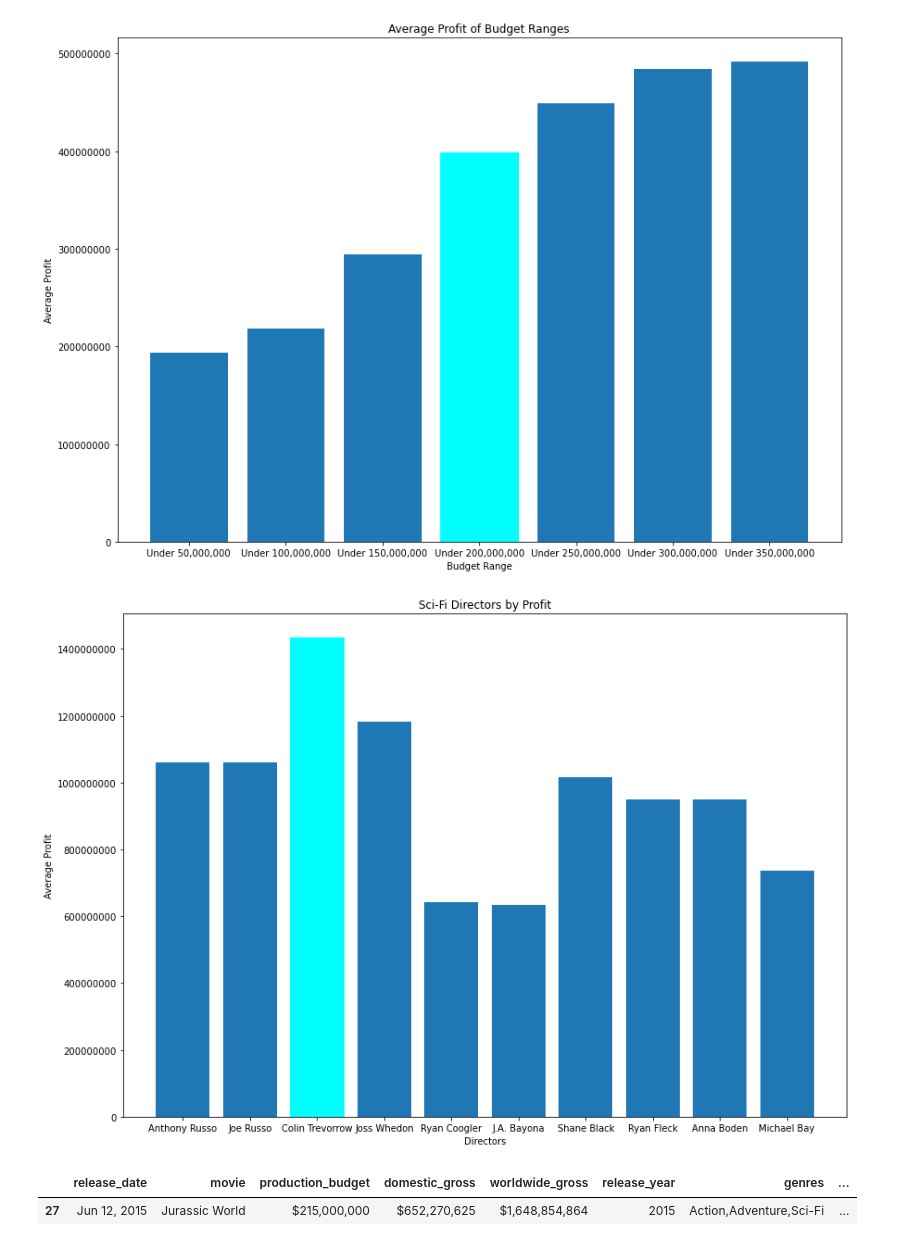
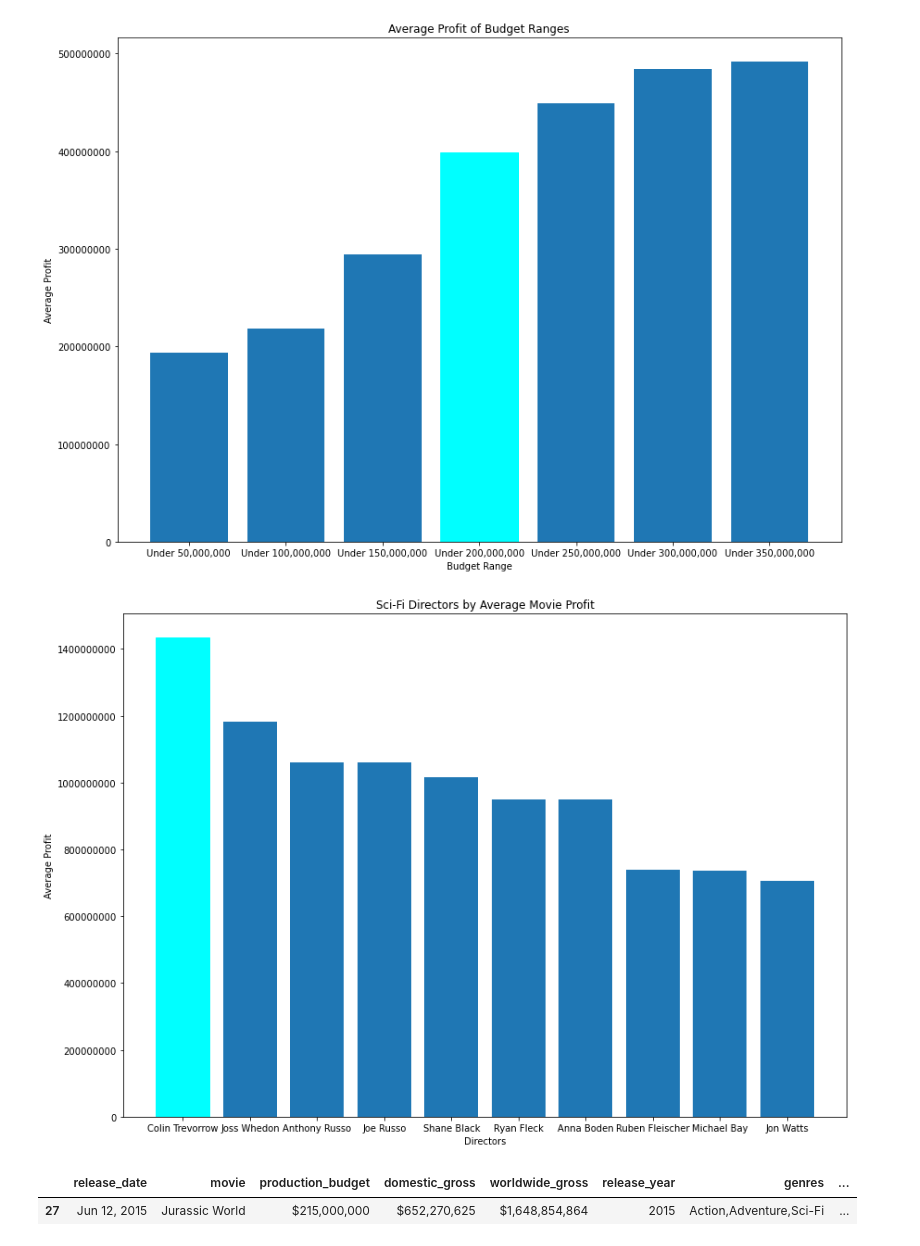
Before and after one commit to Jmanitou/Flatiron-Movie-Genre-Analysis, a Jupyter notebook: Movie_Genre_Analysis.ipynb, the cells around one changed output. Saved outputs shown, nothing was run; the diff lists cells and outputs as text; code cells hidden in the pictures.

Commit message:
made director graph be sorted from greatest to smallest, reformatted readme, and moves images to their proper folders

```diff
--- a/Movie_Genre_Analysis.ipynb
+++ b/Movie_Genre_Analysis.ipynb
@@ -256,19 +257,19 @@ plt.show()
 # %%
 #dictionairy to track top 10 sci-fi directors and the average of the movies they have created
 director_scifi = {director : math.ceil(df_final.loc[df_final["director"] == director]["profit"].mean())
-                  for director in df_scifi.sort_values(by=["profit"], ascending=False)["director"]
-                  .drop_duplicates().head(10)}
-director_scifi
+                  for director in df_scifi["director"]}
+#puts dictionary into order by greatest to lowest average and picks the top 10 entries
+director_scifi = dict(itertools.islice(dict(sorted(director_scifi.items(), key=lambda item: item[1], reverse=True)).items(), 10))
 fig = plt.figure(figsize = (14, 10))
 bar = plt.bar(director_scifi.keys(), director_scifi.values())
-plt.title("Sci-Fi Directors by Profit")
+plt.title("Sci-Fi Directors by Average Movie Profit")
 plt.xlabel("Directors")
 plt.ylabel("Average Profit")
-bar[2].set_color('cyan')
+bar[0].set_color('cyan')
 plt.ticklabel_format(style='plain', useOffset=False, axis='y')
 plt.show()
 # %% [output]
-[figure, old version]
+[figure, new version]
 # %%
 df_final[df_final["director"] == "Colin Trevorrow"]
 # %% [output]
```
Also changed, not shown: parts of 5 cells of this notebook, 7 other files.
